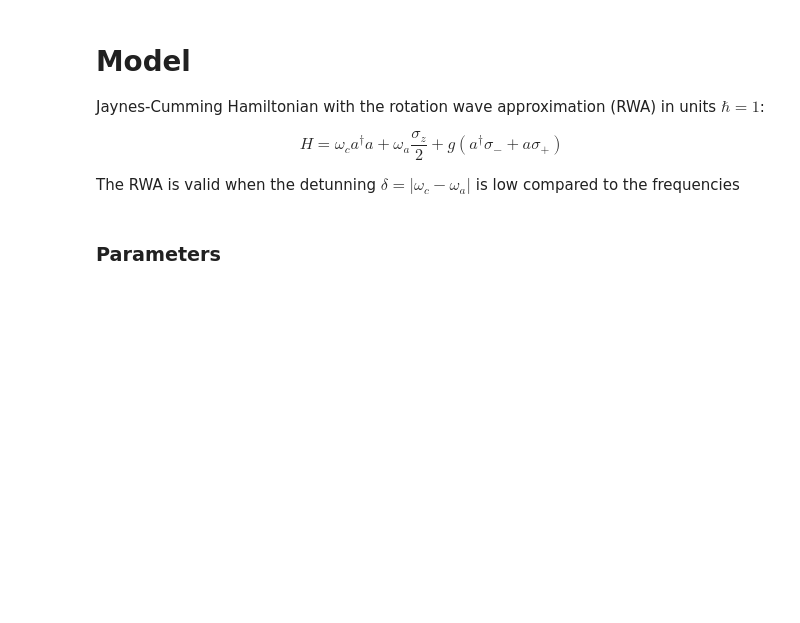
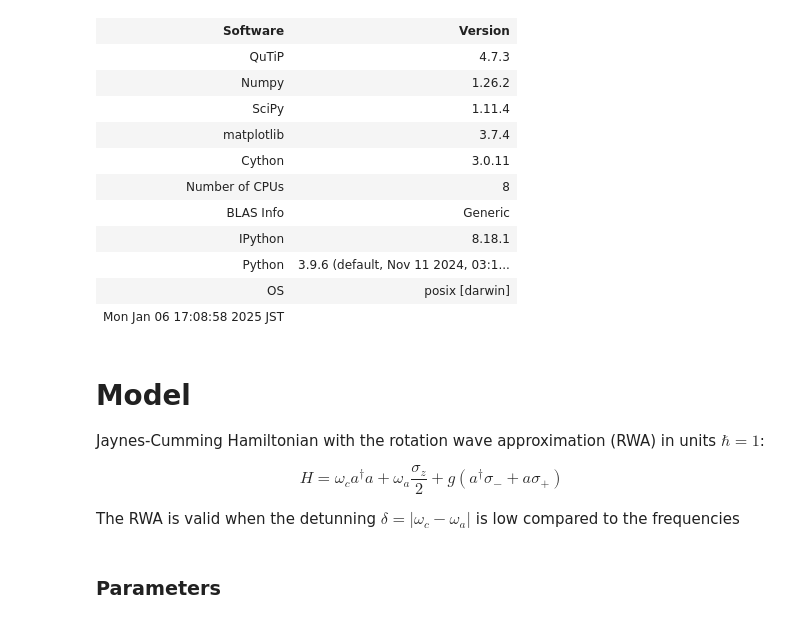
Before and after one commit to rpiron/nii_internship, a Jupyter notebook: JC_qutip/lec1_JC_qutip.ipynb, the cells around one changed output. Saved outputs shown, nothing was run; the diff lists cells and outputs as text; code cells hidden in the pictures; blank space fills up the shorter version.

```diff
--- a/JC_qutip/lec1_JC_qutip.ipynb
+++ b/JC_qutip/lec1_JC_qutip.ipynb
@@ -1,9 +1,25 @@
 # %%
 import qutip as qt
 import numpy as np
 import matplotlib.pyplot as plt
+from qutip.ipynbtools import version_table
+from matplotlib import colors
 
 pi = np.pi
+version_table()
+# %% [output]
+| Software | Version |
+| QuTiP | 4.7.3 |
+| Numpy | 1.26.2 |
+| SciPy | 1.11.4 |
+| matplotlib | 3.7.4 |
+| Cython | 3.0.11 |
+| Number of CPUs | 8 |
+| BLAS Info | Generic |
+| IPython | 8.18.1 |
+| Python | 3.9.6 (default, Nov 11 2024, 03:1... |
+| OS | posix [darwin] |
+| Mon Jan 06 17:08:58 2025 JST |  |
 # %% [markdown]
 <h1> Model </h1>
 
```
Also changed, not shown: parts of 6 cells of this notebook.
